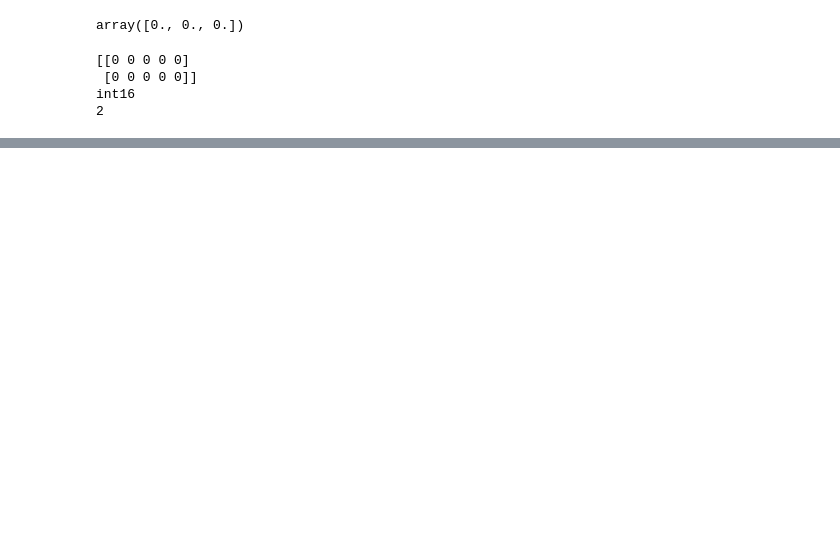
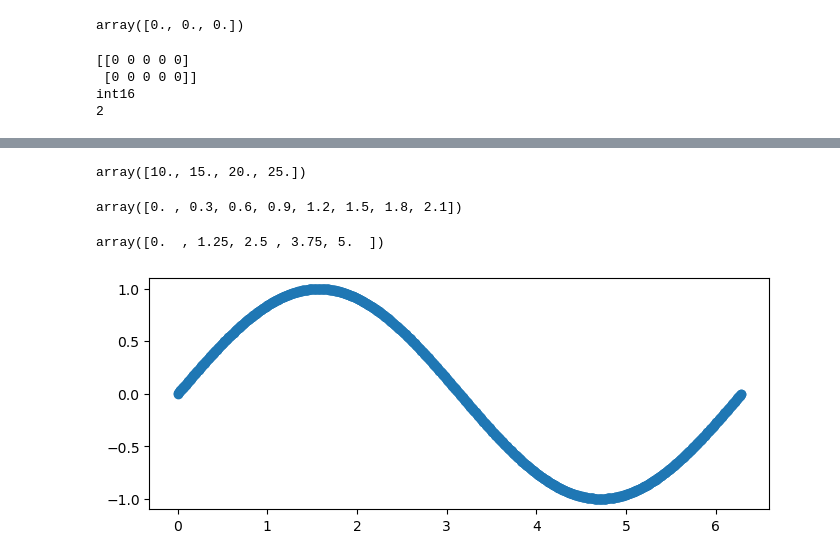
Before and after one commit to yisy0/ai, a Jupyter notebook: source/01_python/ch10_N차원배열다루기_1~3절.ipynb, the cells around one changed output, grey strips where cells are left out. Saved outputs shown, nothing was run; the diff lists cells and outputs as text; code cells hidden in the pictures; blank space fills up the shorter version.

Commit message:
numpy 배열

```diff
--- a/source/01_python/ch10_N차원배열다루기_1~3절.ipynb
+++ b/source/01_python/ch10_N차원배열다루기_1~3절.ipynb
@@ -463,0 +468,23 @@ array([[ 0.73738379,  0.41994808, -2.00052008, -0.49342503,  0.01314241],
+# %%
+np.arange(10, 30, 5, dtype=np.float64)
+# %% [output]
+array([10., 15., 20., 25.])
+# %%
+np.arange(0, 2.1, 0.3)
+# %% [output]
+array([0. , 0.3, 0.6, 0.9, 1.2, 1.5, 1.8, 2.1])
+# %%
+np.linspace(0, 5, 5)
+# %% [output]
+array([0.  , 1.25, 2.5 , 3.75, 5.  ])
+# %%
+# linspace : 특정한 범위의 수들을 많이 생성할 때
+from numpy import pi, linspace
+x = linspace(0, 2*pi, 1000)
+y = np.sin(x)
+# %%
+plt.figure(figsize=(8, 3))
+plt.scatter(x, y)
+plt.show()
+# %% [output]
+[figure, added]
```
Also changed, not shown: parts of 29 cells of this notebook, 1 other file.
